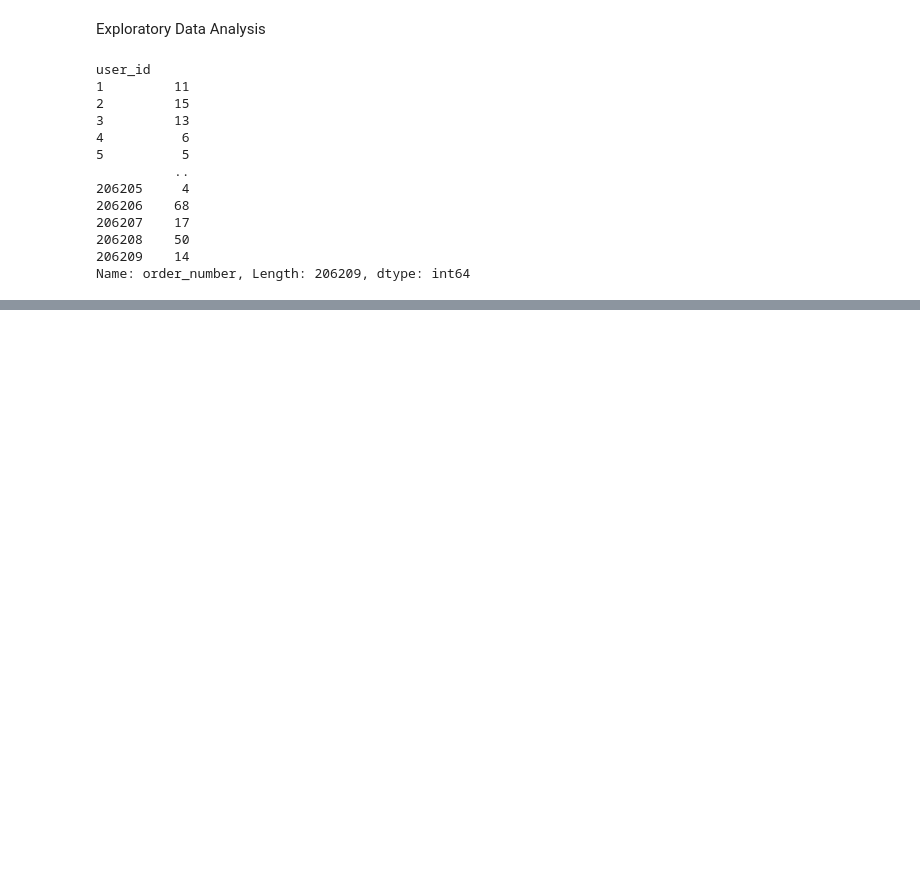
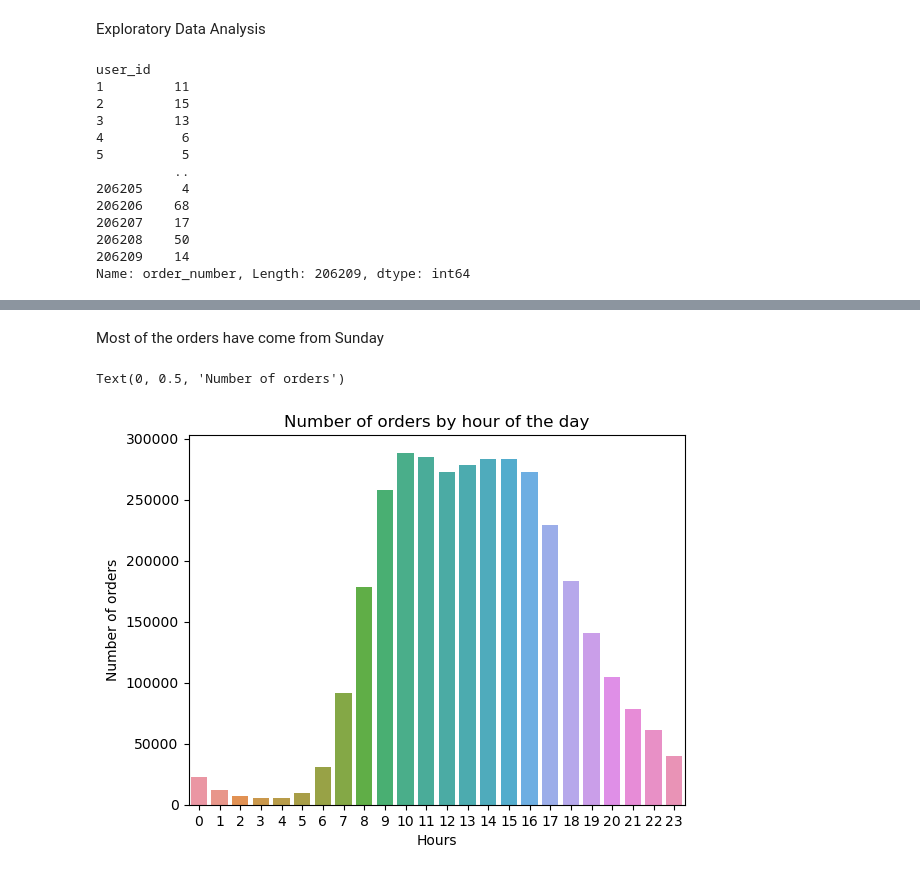
Before and after one commit to saimadhu27/instacart_analysis, a Jupyter notebook: notebook_eda.ipynb, the cells around one changed output, grey strips where cells are left out. Drawn from its saved outputs; the diff is of its cells as text; code cells hidden in the pictures; blank space fills up the shorter version.

```diff
--- a/notebook_eda.ipynb
+++ b/notebook_eda.ipynb
@@ -223,0 +252,10 @@ sns.histplot(data = orders.groupby(['user_id'])['order_number'].count())
+# %% [markdown]
+Most of the orders have come from Sunday
+# %%
+sns.countplot(data = orders, x = 'order_hour_of_day')
+plt.title('Number of orders by hour of the day')
+plt.xlabel('Hours')
+plt.ylabel('Number of orders')
+# %% [output]
+Text(0, 0.5, 'Number of orders')
+[figure, added]
```
Also changed, not shown: parts of 10 cells of this notebook.
